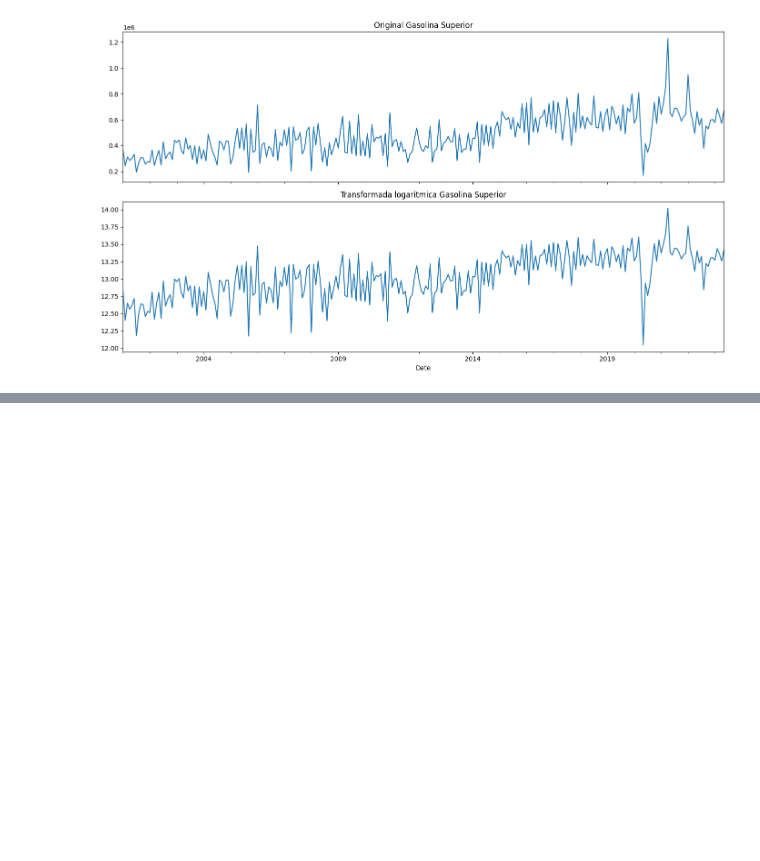
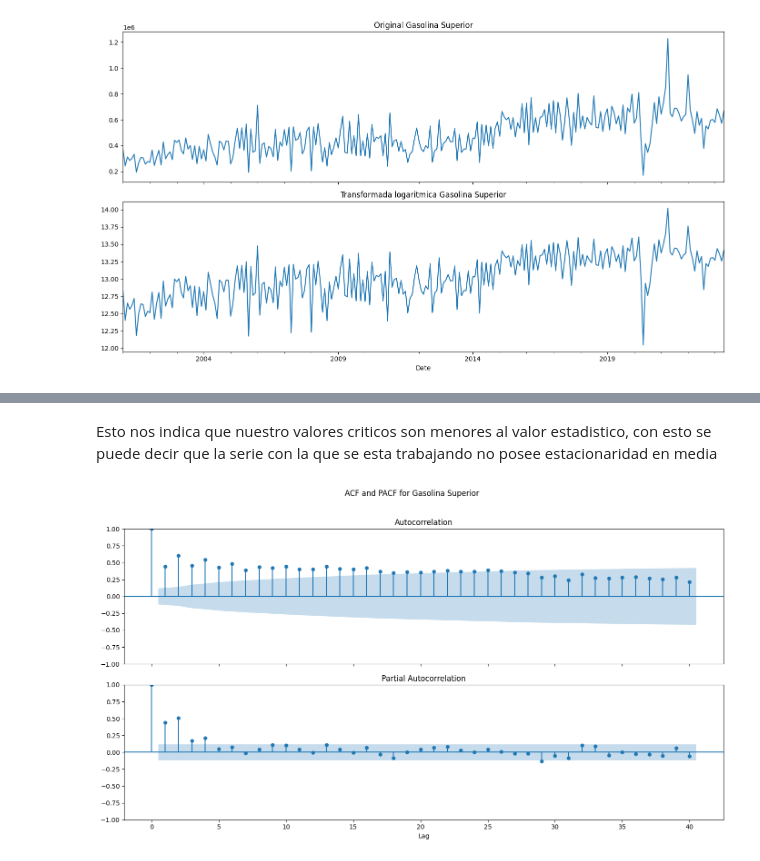
Before and after one commit to diego6ruiz/Series-de-Tiempo, a Jupyter notebook: SeriesdeTiempo.ipynb, the cells around one changed output, grey strips where cells are left out. Drawn from its saved outputs; the diff is of its cells as text; code cells hidden in the pictures; blank space fills up the shorter version.

```diff
--- a/SeriesdeTiempo.ipynb
+++ b/SeriesdeTiempo.ipynb
@@ -529,0 +561,15 @@ plt.show()
+# %% [markdown]
+Esto nos indica que nuestro valores criticos son menores al valor estadistico, con esto se puede decir que la serie con la que se esta trabajando no posee estacionaridad en media
+# %%
+from statsmodels.graphics.tsaplots import plot_pacf
+from statsmodels.graphics.tsaplots import plot_acf
+
+fig, (ax1, ax2) = plt.subplots(2, figsize=(14, 8), sharex=True)
+plot_acf(gasolina_superior_series, ax=ax1, lags=40)
+plot_pacf(gasolina_superior_series, ax=ax2, lags=40)
+plt.xlabel('Lag')
+plt.suptitle('ACF and PACF for Gasolina Superior')
+plt.tight_layout(rect=[0, 0, 1, 0.96])
+plt.show()
+# %% [output]
+[figure, added]
```
Also changed, not shown: parts of 4 cells of this notebook.
